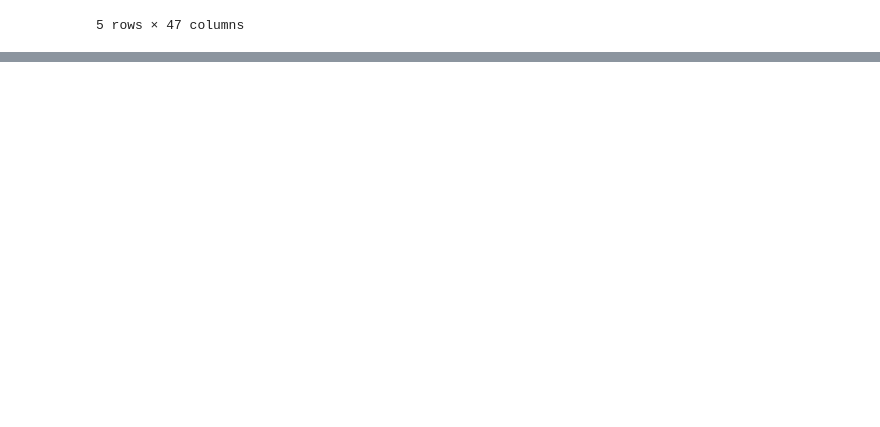
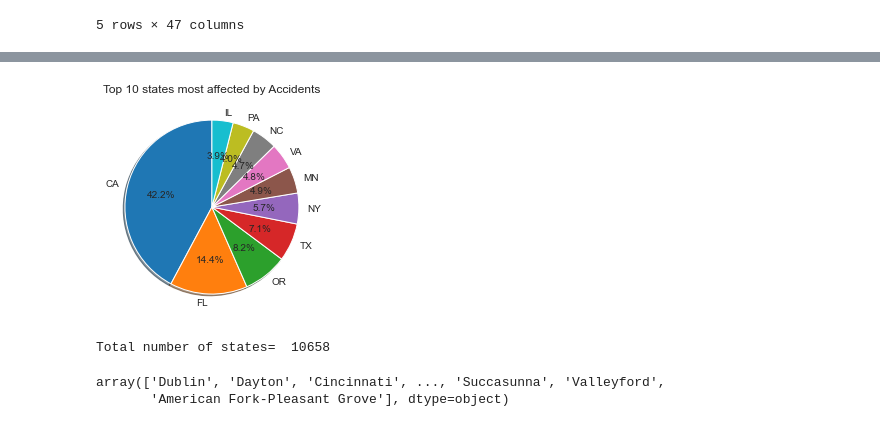
Before and after one commit to JLZhu2020/US_Accidents_Project, a Jupyter notebook: US_Accidents_Project.ipynb, the cells around one changed output, grey strips where cells are left out. Cells and saved outputs as stored; diff of their text form; code cells hidden in the pictures; blank space fills up the shorter version.

```diff
--- a/US_Accidents_Project.ipynb
+++ b/US_Accidents_Project.ipynb
@@ -13,0 +89,4 @@ df.head()
+# %%
+total_state_accidents = usaccidents.State.value_counts()
+print("Top 5 states with highest accidents")
+total_state_accidents[:5]
@@ -13,0 +109,14 @@ df.head()
+# %%
+plt.pie(total_state_accidents[:10].values, labels = total_state_accidents[:10].index,startangle=90, shadow = True,autopct = '%1.1f%%')
+plt.title("Top 10 states most affected by Accidents")
+plt.show()
+# %% [output]
+[figure, added]
+# %%
+city = usaccidents["City"].unique()
+print("Total number of states= ",len(city))
+city
+# %% [output]
+Total number of states=  10658
+array(['Dublin', 'Dayton', 'Cincinnati', ..., 'Succasunna', 'Valleyford',
+       'American Fork-Pleasant Grove'], dtype=object)
```
Also changed, not shown: parts of 23 cells of this notebook.
